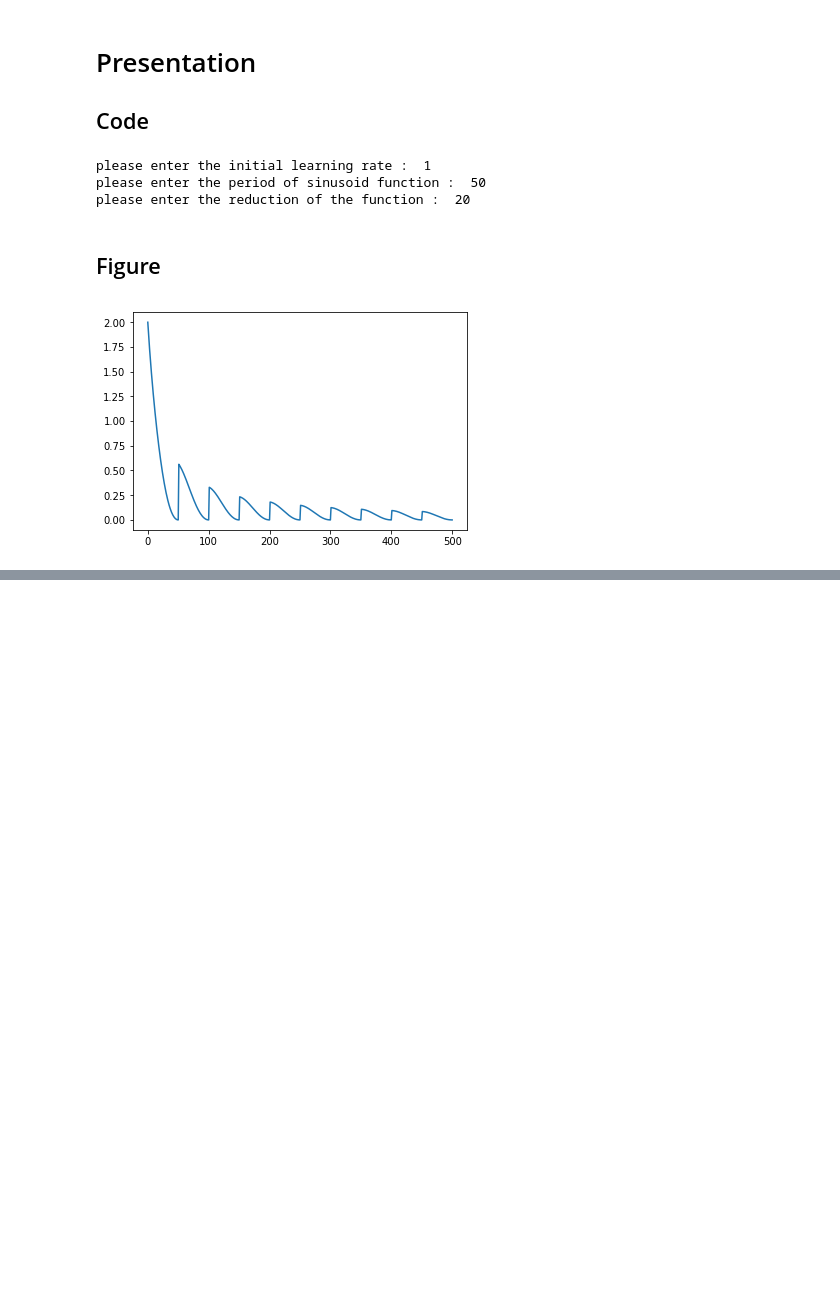
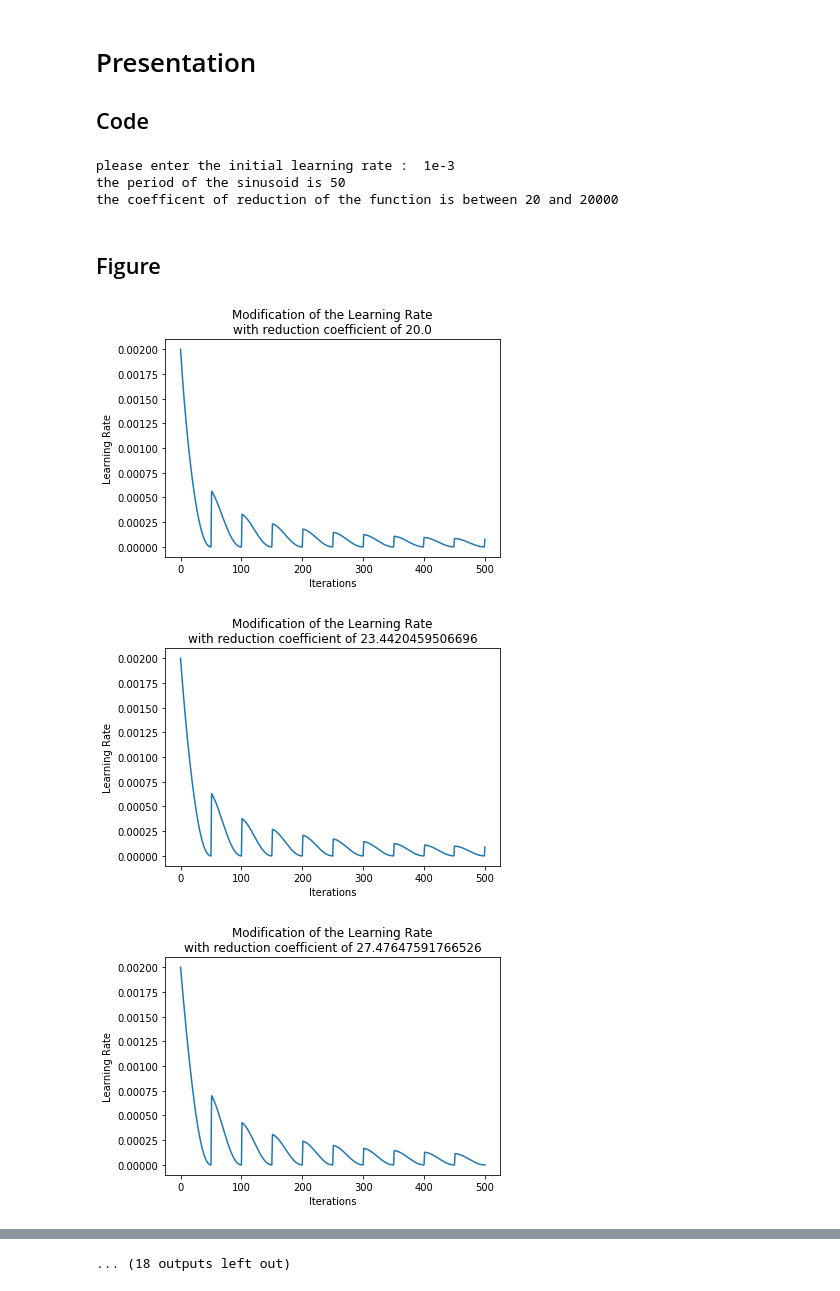
Before and after one commit to Dr3m0r4/traineeship, a Jupyter notebook: mmiv/lr_demo.ipynb, the cells around one changed output, grey strips where cells are left out. Cells and saved outputs as stored; diff of their text form; code cells hidden in the pictures; blank space fills up the shorter version.

```diff
--- a/mmiv/lr_demo.ipynb
+++ b/mmiv/lr_demo.ipynb
@@ -8,18 +4,33 @@ import matplotlib.pyplot as plt
 # %%
+import os
+import numpy as np
+import matplotlib.pyplot as plt
+
 maxi = eval(input('please enter the initial learning rate : '))
-theta = float(input('please enter the period of sinusoid function : '))
-beta = float(input('please enter the reduction of the function : '))
-f = lambda x, y: maxi*(np.cos(x/theta*np.pi+y*np.pi)+1)/(x/beta+1)
+theta = 50 #float(input('please enter the period of sinusoid function : '))
+print("the period of the sinusoid is 50")
+#beta = float(input('please enter the reduction of the function : '))
+print('the coefficent of reduction of the function is between 20 and 20000')
+space = 2*np.logspace(1, 3, 30)
+f = lambda x, y, beta: maxi*(np.cos(x/theta*np.pi+y*np.pi)+1)/(x/beta+1)
 # %% [output]
-please enter the initial learning rate :  1
-please enter the period of sinusoid function :  50
-please enter the reduction of the function :  20
+please enter the initial learning rate :  1e-3
+the period of the sinusoid is 50
+the coefficent of reduction of the function is between 20 and 20000
 # %%
 X = range(501)
 k = 0
-Y = []
 
-for x in X:
-    if x>0 and f(x-1,k)<1e-7:
-        k+=1
-    Y.append(f(x,k))
+total = []
+
+for b in space :
+    Y = []
+    for x in X:
+        if x>0 and f(x-1,k,b)<1e-7:
+            k+=1
+        Y.append(f(x,k,b))
+
+    X = np.array(X)
+    Y = np.array(Y)
+    total.append(Y)
+total = np.array(total)
@@ -29,7 +37,14 @@ Y = np.array(Y)
 # %% [markdown]
 ## Figure
-# %%
-plt.plot(X, Y)
-plt.show()
-# %% [output]
-[figure, removed]
+# %%
+for i in range(space.shape[0]) :
+    plt.figure(i)
+    plt.title("Modification of the Learning Rate\nwith reduction coefficient of {}".format(space[i]))
+    plt.plot(X, total[i])
+    plt.xlabel("Iterations")
+    plt.ylabel("Learning Rate")
+    plt.show()
+# %% [output]
+[figure, added]
+[figure, added]
+[figure, added]
@@ -35,0 +60 @@ plt.show()
+... (18 outputs left out)
```
Also changed, not shown: parts of 3 cells of this notebook.
